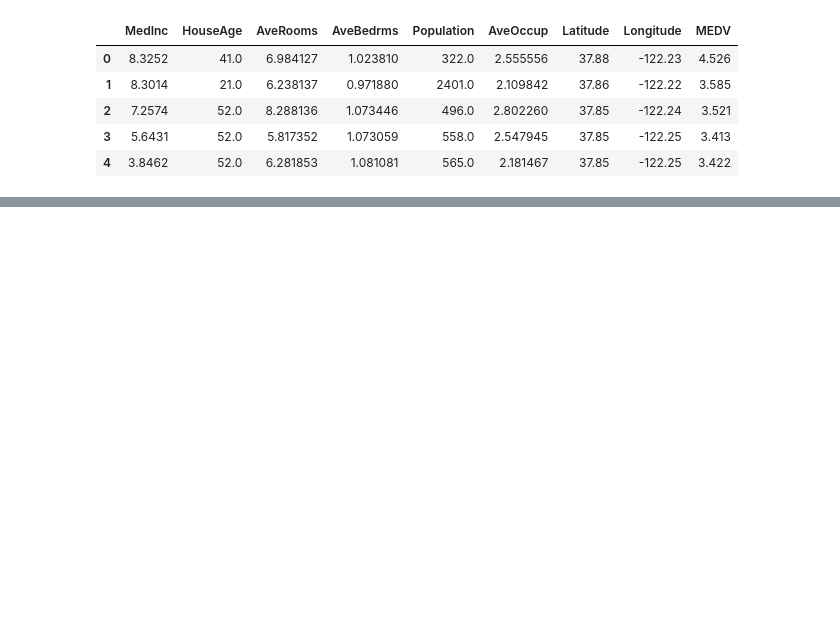
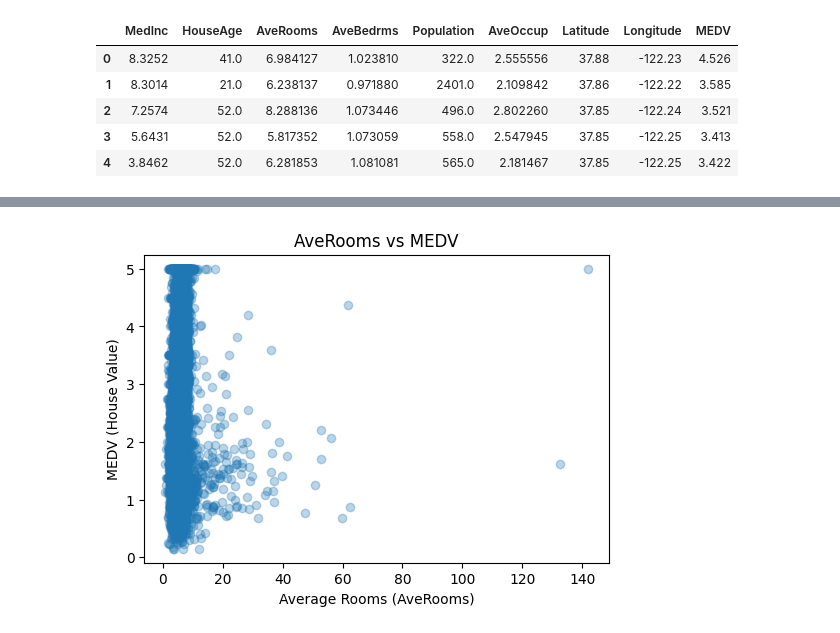
Before and after one commit to kadiwala1234/Introduction-to-Artificial-Intelligence, a Jupyter notebook: Assignment_7.ipynb, the cells around one changed output, grey strips where cells are left out. Cells and saved outputs as stored; diff of their text form; code cells hidden in the pictures; blank space fills up the shorter version.

```diff
--- a/Assignment_7.ipynb
+++ b/Assignment_7.ipynb
@@ -130,0 +201,14 @@ df.head()
+# %%
+# TODO: Visualize the data. Create scatter plots to see the relationship between independent features and the target variable.
+# Example: Use `plt.scatter()` to visualize the relationship between features like 'RM' (average number of rooms) and the target ('MEDV').
+
+# Add your code here:
+
+plt.figure(figsize=(6,4))
+plt.scatter(df["AveRooms"], df["MEDV"], alpha=0.3)
+plt.xlabel("Average Rooms (AveRooms)")
+plt.ylabel("MEDV (House Value)")
+plt.title("AveRooms vs MEDV")
+plt.show()
+# %% [output]
+[figure, added]
```
Also changed, not shown: parts of 12 cells of this notebook.
